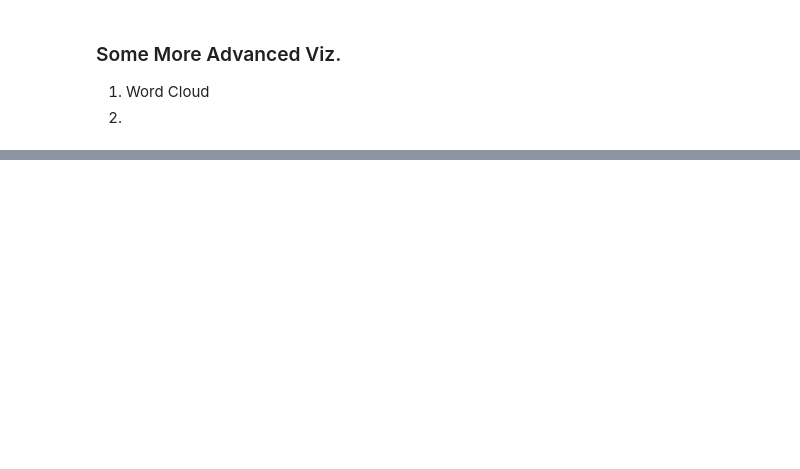
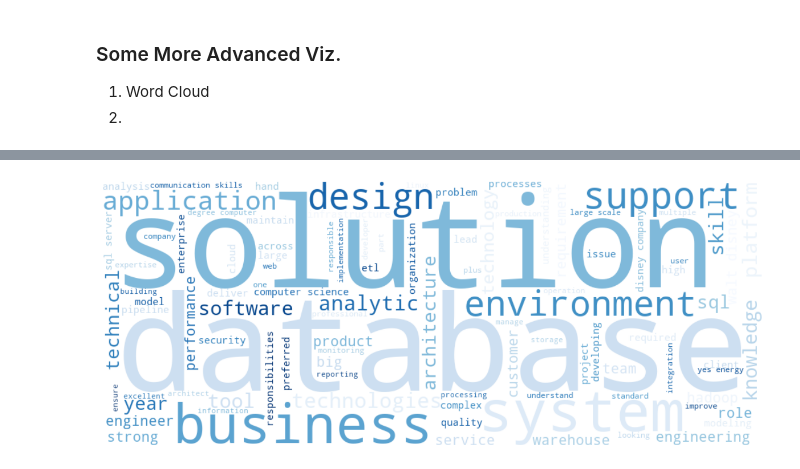
Before and after one commit to ColinB19/datajobswebscraper, a Jupyter notebook: Webscrape_DataJobs.ipynb, the cells around one changed output, grey strips where cells are left out. Saved outputs shown, nothing was run; the diff lists cells and outputs as text; code cells hidden in the pictures; blank space fills up the shorter version.

```diff
--- a/Webscrape_DataJobs.ipynb
+++ b/Webscrape_DataJobs.ipynb
@@ -641,0 +883,4 @@ AttributeError: 'DataFrame' object has no attribute 'id'
+# %%
+create_word_cloud(job_type='Data Engineer')
+# %% [output]
+[figure, added]
```
Also changed, not shown: parts of 22 cells of this notebook, 1 other file.
